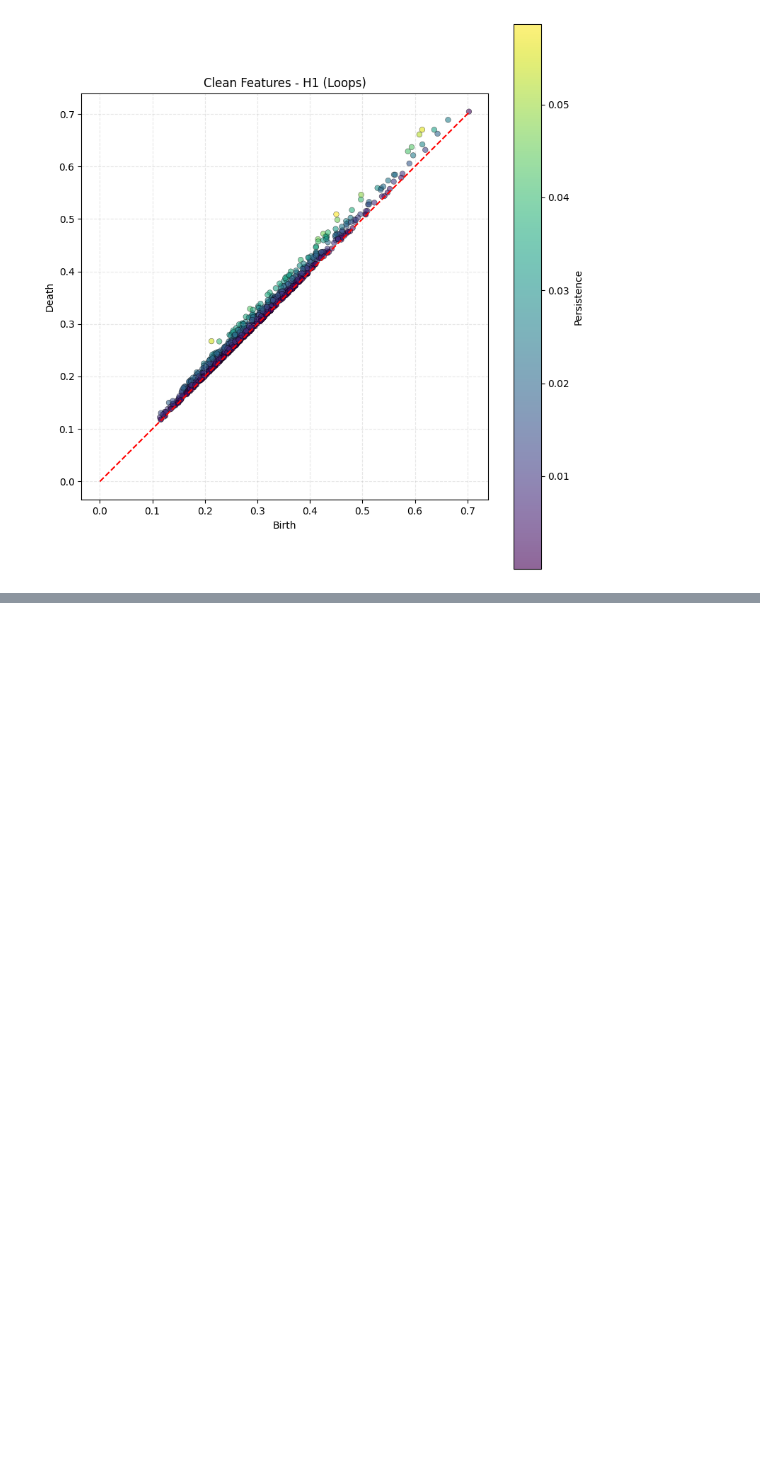
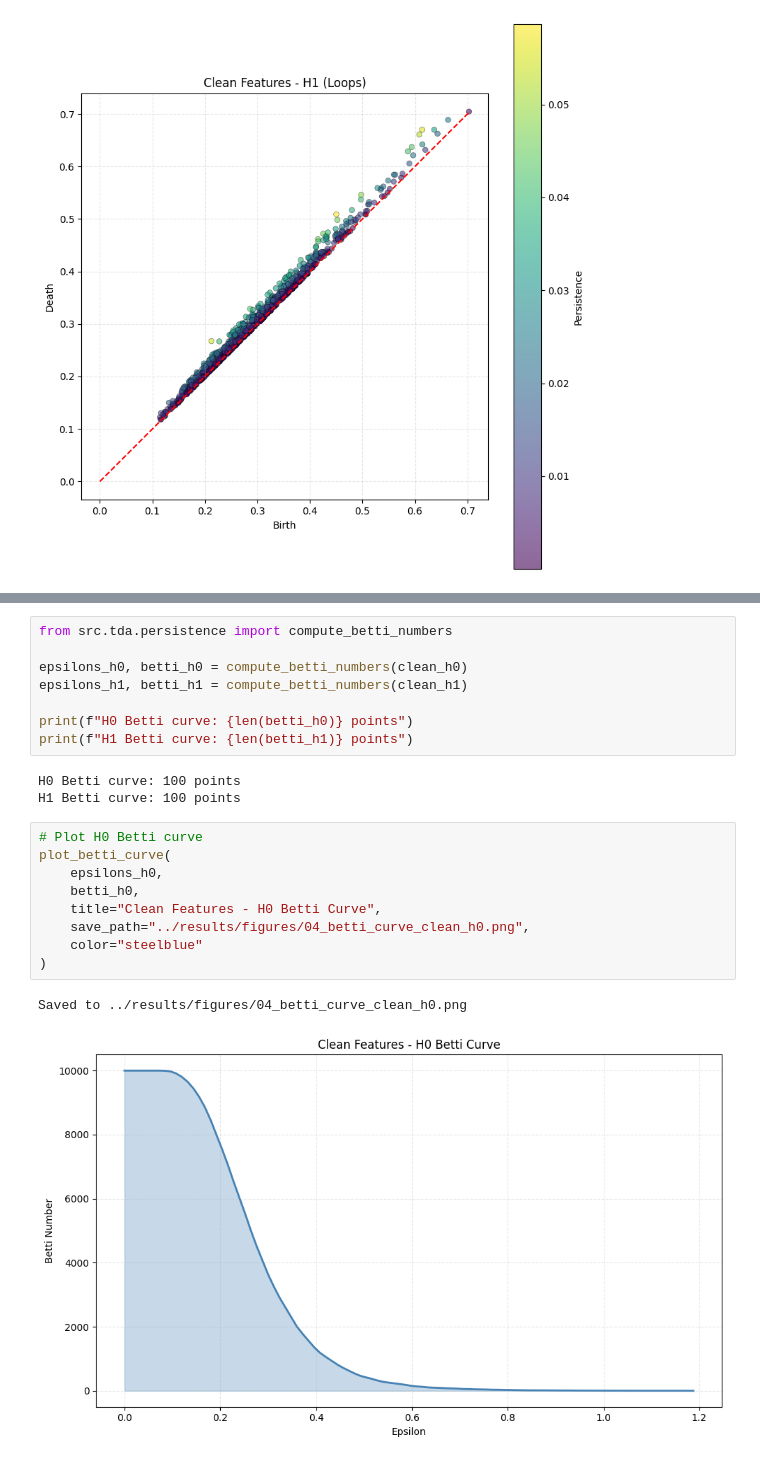
Before and after one commit to ShawarmaOnGit/tda-adversarial-detection, a Jupyter notebook: notebooks/04_tda_analysis.ipynb, the cells around one changed output, grey strips where cells are left out. Cells and saved outputs as stored; diff of their text form; blank space fills up the shorter version.

Commit message:
feat: Add Betti curve and plot H0 and H1 betti curves

```diff
--- a/notebooks/04_tda_analysis.ipynb
+++ b/notebooks/04_tda_analysis.ipynb
@@ -167,0 +176,23 @@ Saved to ../results/figures/04_persistence_clean_h1.png
+# %%
+from src.tda.persistence import compute_betti_numbers
+
+epsilons_h0, betti_h0 = compute_betti_numbers(clean_h0)
+epsilons_h1, betti_h1 = compute_betti_numbers(clean_h1)
+
+print(f"H0 Betti curve: {len(betti_h0)} points")
+print(f"H1 Betti curve: {len(betti_h1)} points")
+# %% [output]
+H0 Betti curve: 100 points
+H1 Betti curve: 100 points
+# %%
+# Plot H0 Betti curve
+plot_betti_curve(
+    epsilons_h0,
+    betti_h0,
+    title="Clean Features - H0 Betti Curve",
+    save_path="../results/figures/04_betti_curve_clean_h0.png",
+    color="steelblue"
+)
+# %% [output]
+Saved to ../results/figures/04_betti_curve_clean_h0.png
+[figure, added]
```
Also changed, not shown: parts of 2 cells of this notebook, 2 other files.
